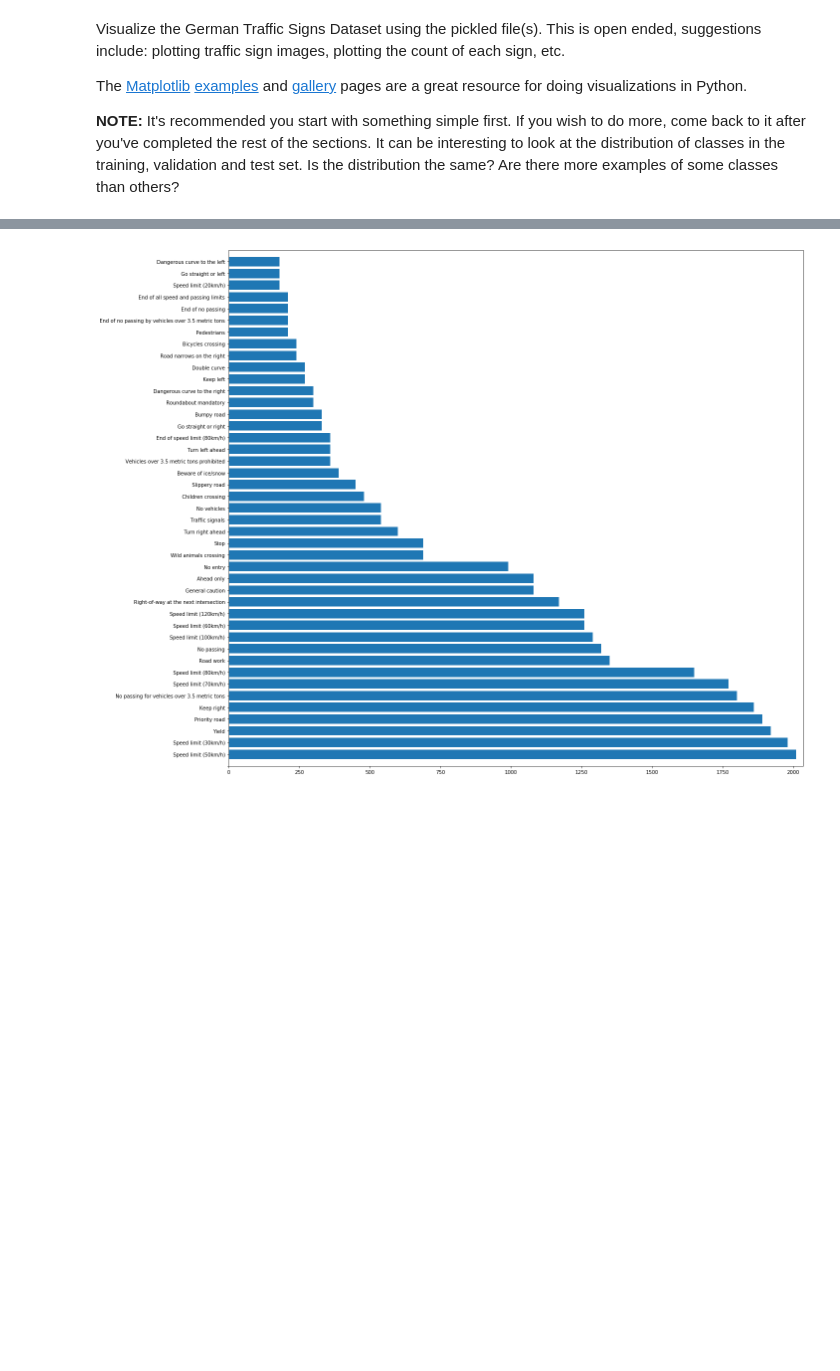
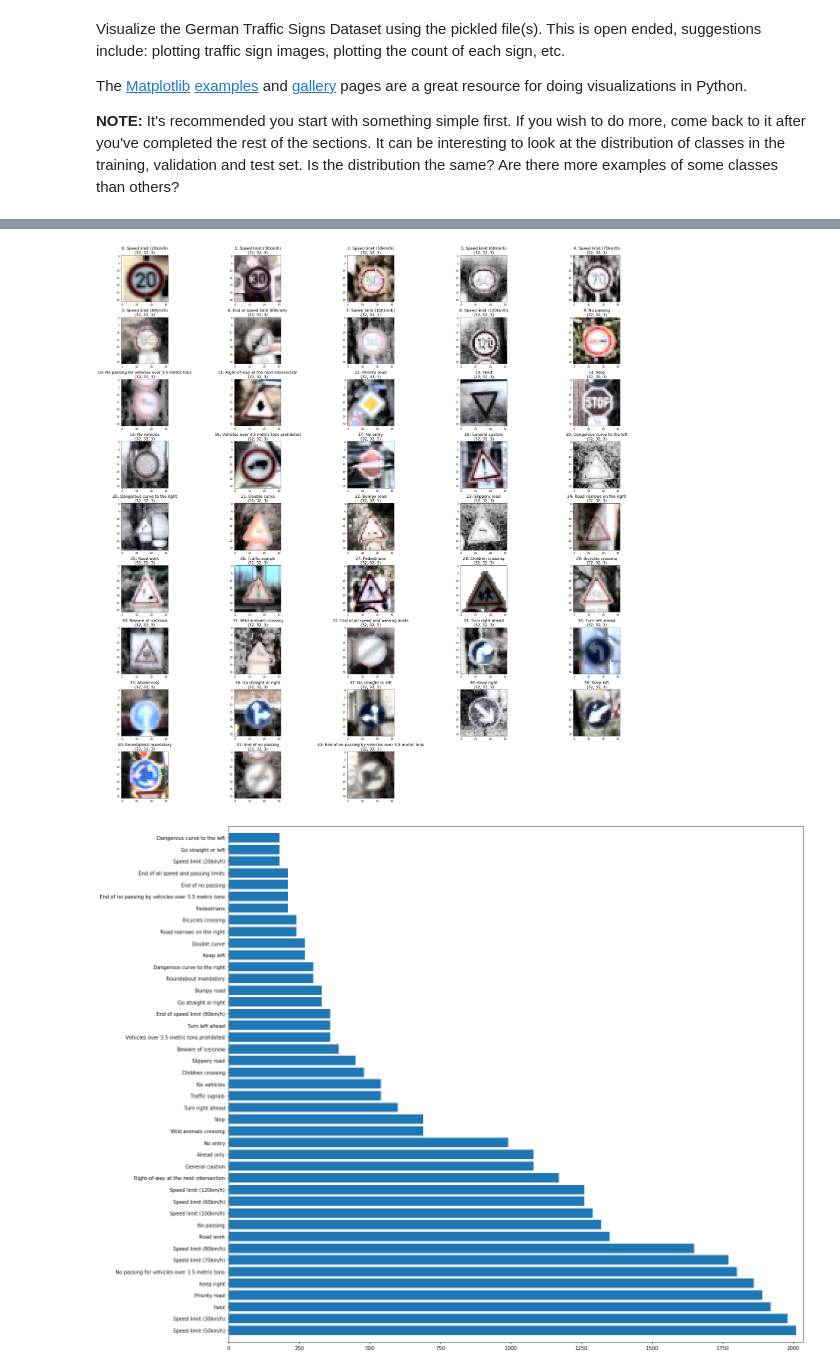
Before and after one commit to chriscab83/CarND-Traffic-Sign-Classifier-Project, a Jupyter notebook: Traffic_Sign_Classifier.ipynb, the cells around one changed output, grey strips where cells are left out. Saved outputs shown, nothing was run; the diff lists cells and outputs as text; code cells hidden in the pictures; blank space fills up the shorter version.

```diff
--- a/Traffic_Sign_Classifier.ipynb
+++ b/Traffic_Sign_Classifier.ipynb
@@ -133,3 +135,22 @@ plt.show()
+# %%
+import cv2
+
+# display grayscale and normalized example of each class
+fig = plt.figure(figsize=(32,32))
+
+for i in range(n_classes):
+    img = class_images[i]
+    gray = cv2.cvtColor(img, cv2.COLOR_BGR2YUV)
+    gray[:,:,0] = cv2.equalizeHist(gray[:,:,0])
+    img_output = cv2.cvtColor(gray, cv2.COLOR_YUV2BGR)
+    asp = fig.add_subplot(int(n_classes/5)+1, 5, i+1)
+    asp.imshow(img_output)
+    asp.set_title(str(i) + ': ' + label_dict[i] + '\n' + str(img_output.shape), fontsize=16)
+
+plt.tight_layout()
+plt.show()
+# %% [output]
+[figure, added]
 # %%
 # display class distribution of training set
 class_counts = {}
```
Also changed, not shown: parts of 13 cells of this notebook, 15 other files.
